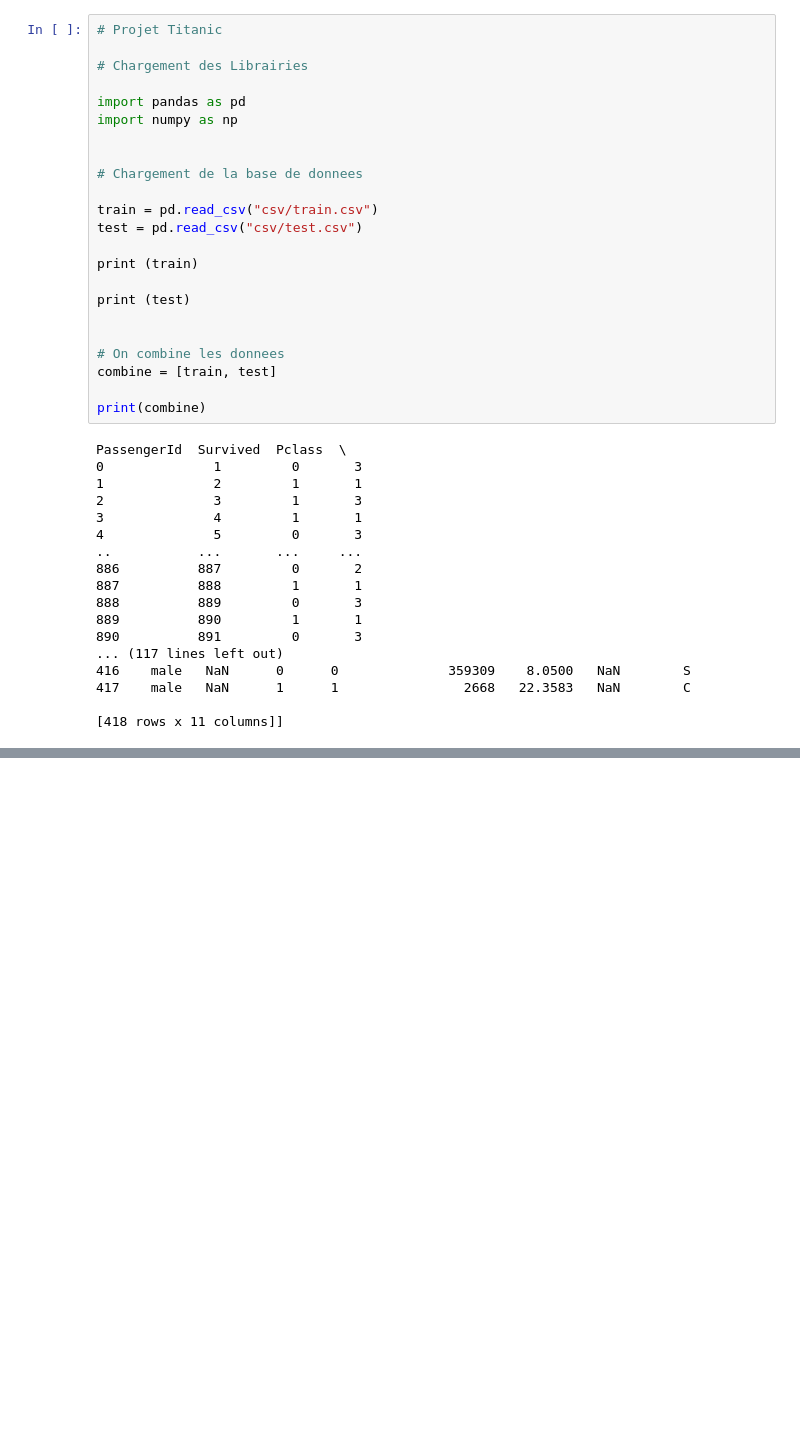
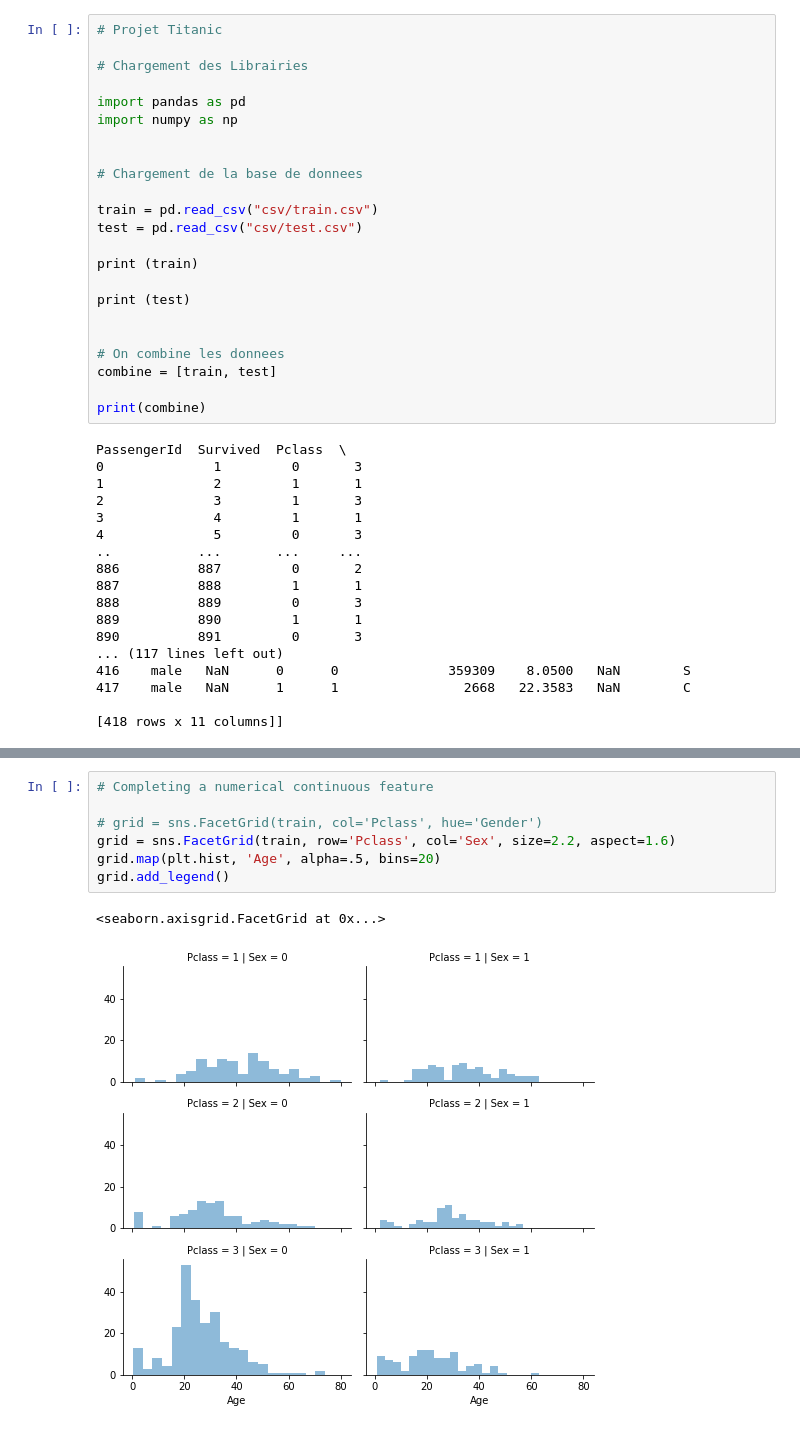
Before and after one commit to edouard0yvon/Projet_Titanic, a Jupyter notebook: Titanic_analyse.ipynb, the cells around one changed output, grey strips where cells are left out. Cells and saved outputs as stored; diff of their text form; blank space fills up the shorter version.

```diff
--- a/Titanic_analyse.ipynb
+++ b/Titanic_analyse.ipynb
@@ -41,0 +284,10 @@ PassengerId  Survived  Pclass  \
+# %%
+# Completing a numerical continuous feature
+
+# grid = sns.FacetGrid(train, col='Pclass', hue='Gender')
+grid = sns.FacetGrid(train, row='Pclass', col='Sex', size=2.2, aspect=1.6)
+grid.map(plt.hist, 'Age', alpha=.5, bins=20)
+grid.add_legend()
+# %% [output]
+<seaborn.axisgrid.FacetGrid at 0x...>
+[figure, added]
```
Also changed, not shown: parts of 47 cells of this notebook, 1 other file.
